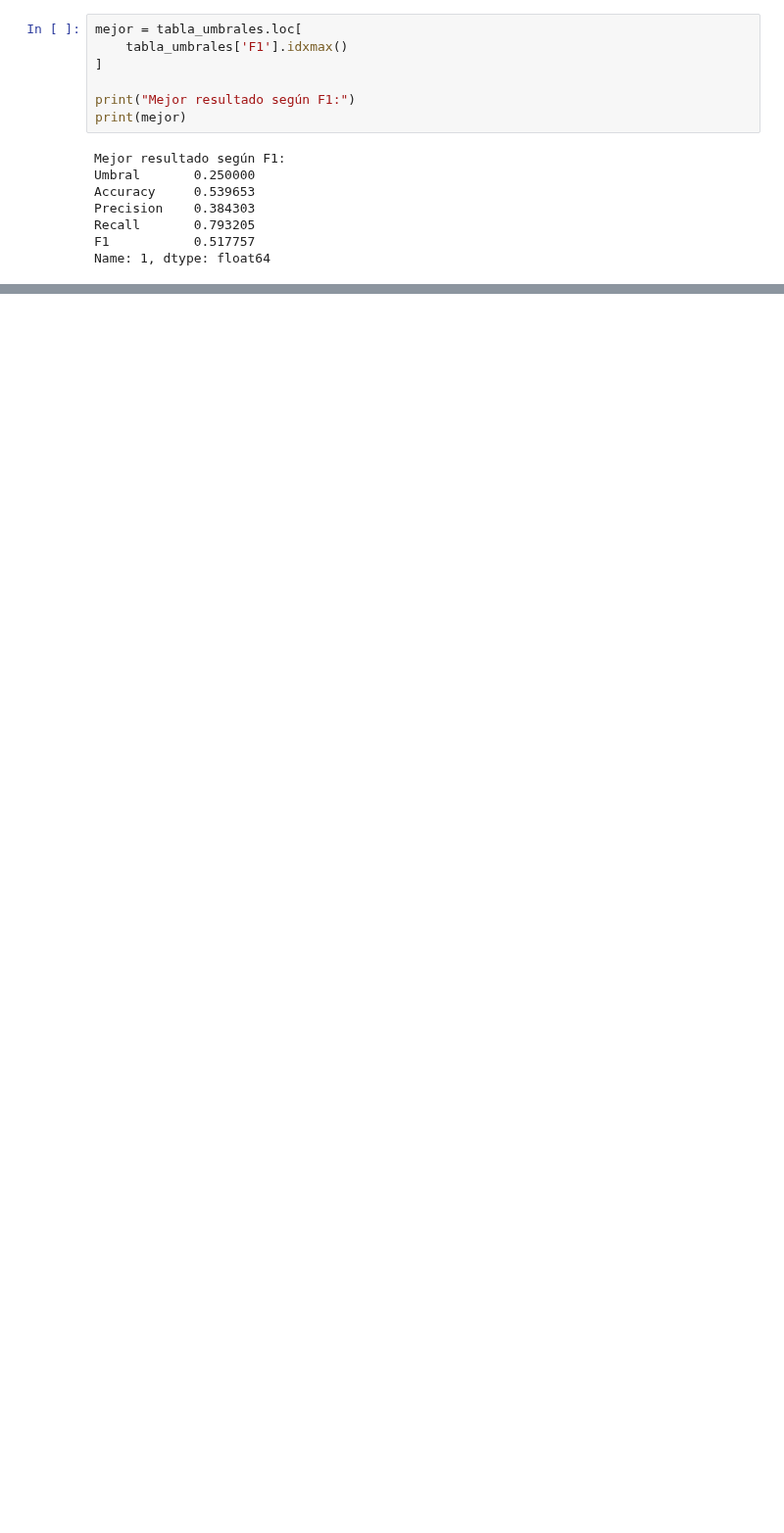
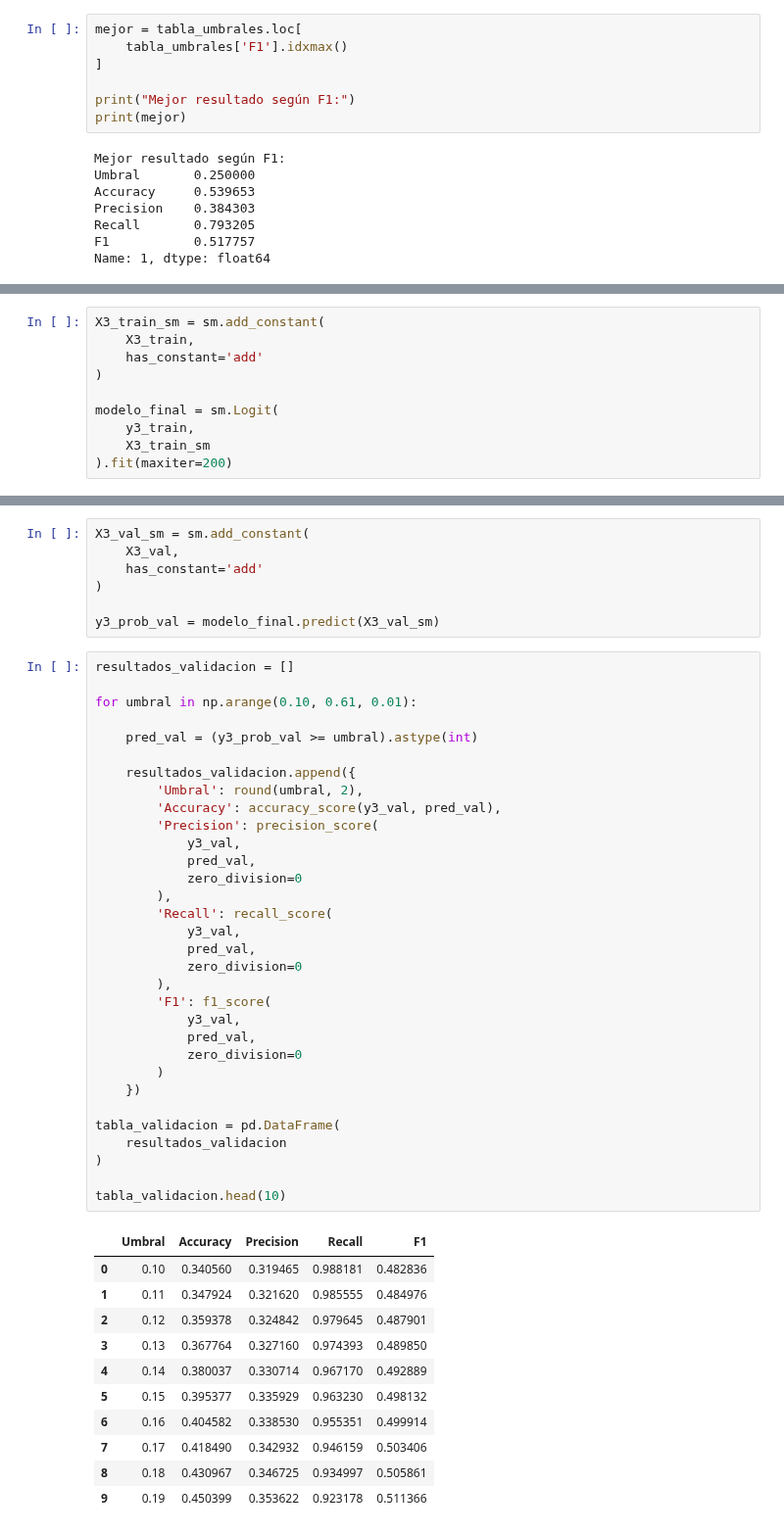
Before and after one commit to vicentesystemdev/JARVIS_SANGRON, a Jupyter notebook: Codigo/02_regresion_logistica.ipynb, the cells around one changed output, grey strips where cells are left out. Shown at 98% size. Cells and saved outputs as stored; diff of their text form; blank space fills up the shorter version.

```diff
--- a/Codigo/02_regresion_logistica.ipynb
+++ b/Codigo/02_regresion_logistica.ipynb
@@ -797,0 +1060,10 @@ Name: 1, dtype: float64
+# %%
+X3_train_sm = sm.add_constant(
+    X3_train,
+    has_constant='add'
+)
+
+modelo_final = sm.Logit(
+    y3_train,
+    X3_train_sm
+).fit(maxiter=200)
@@ -797,0 +1094,51 @@ Name: 1, dtype: float64
+# %%
+X3_val_sm = sm.add_constant(
+    X3_val,
+    has_constant='add'
+)
+
+y3_prob_val = modelo_final.predict(X3_val_sm)
+# %%
+resultados_validacion = []
+
+for umbral in np.arange(0.10, 0.61, 0.01):
+
+    pred_val = (y3_prob_val >= umbral).astype(int)
+
+    resultados_validacion.append({
+        'Umbral': round(umbral, 2),
+        'Accuracy': accuracy_score(y3_val, pred_val),
+        'Precision': precision_score(
+            y3_val,
+            pred_val,
+            zero_division=0
+        ),
+        'Recall': recall_score(
+            y3_val,
+            pred_val,
+            zero_division=0
+        ),
+        'F1': f1_score(
+            y3_val,
+            pred_val,
+            zero_division=0
+        )
+    })
+
+tabla_validacion = pd.DataFrame(
+    resultados_validacion
+)
+
+tabla_validacion.head(10)
+# %% [output]
+|  | Umbral | Accuracy | Precision | Recall | F1 |
+| 0 | 0.10 | 0.340560 | 0.319465 | 0.988181 | 0.482836 |
+| 1 | 0.11 | 0.347924 | 0.321620 | 0.985555 | 0.484976 |
+| 2 | 0.12 | 0.359378 | 0.324842 | 0.979645 | 0.487901 |
+| 3 | 0.13 | 0.367764 | 0.327160 | 0.974393 | 0.489850 |
+| 4 | 0.14 | 0.380037 | 0.330714 | 0.967170 | 0.492889 |
+| 5 | 0.15 | 0.395377 | 0.335929 | 0.963230 | 0.498132 |
+| 6 | 0.16 | 0.404582 | 0.338530 | 0.955351 | 0.499914 |
+| 7 | 0.17 | 0.418490 | 0.342932 | 0.946159 | 0.503406 |
+| 8 | 0.18 | 0.430967 | 0.346725 | 0.934997 | 0.505861 |
+| 9 | 0.19 | 0.450399 | 0.353622 | 0.923178 | 0.511366 |
```
Also changed, not shown: parts of 24 cells of this notebook.
